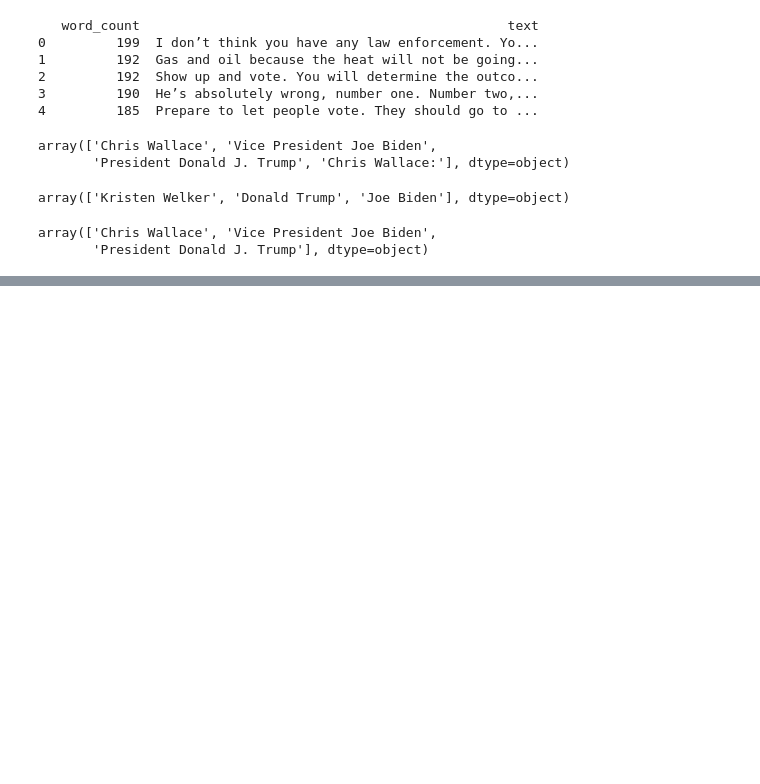
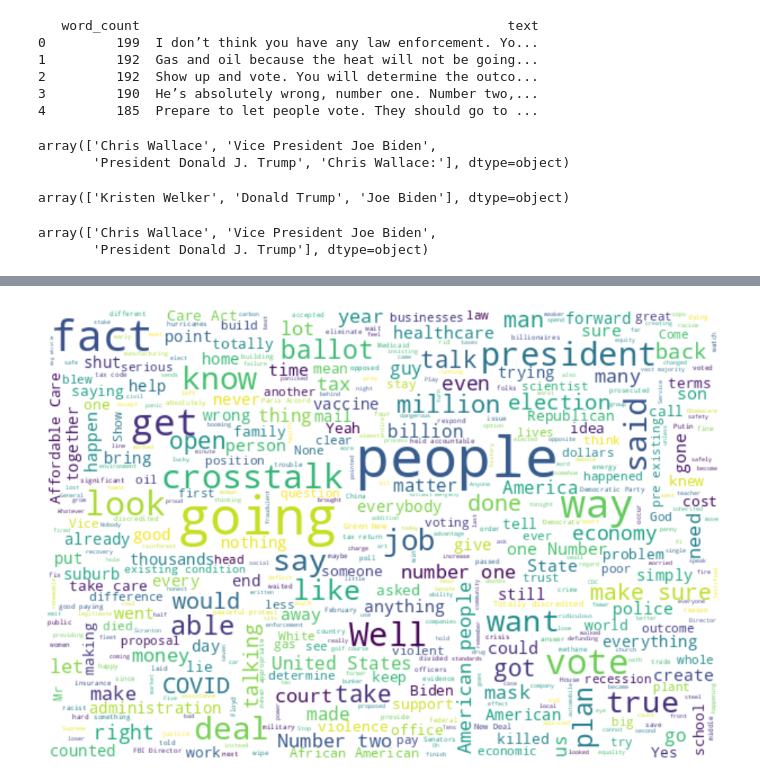
Before and after one commit to abhinowo/LP-DA, a Jupyter notebook: electionSeries/lp-3/USElectionDebates.ipynb, the cells around one changed output, grey strips where cells are left out. Drawn from its saved outputs; the diff is of its cells as text; code cells hidden in the pictures; blank space fills up the shorter version.

```diff
--- a/electionSeries/lp-3/USElectionDebates.ipynb
+++ b/electionSeries/lp-3/USElectionDebates.ipynb
@@ -215,0 +254,12 @@ df_DT = first_debate_df[first_debate_df.speaker=='President Donald J. Trump']
+# %%
+# wordlcloud for joe biden
+
+wordcloud = WordCloud(stopwords=stopwords, max_font_size=50, max_words=500,
+                        width = 600, height = 400,
+                        background_color="white").generate(text_JB)
+plt.figure(figsize=(12,8))
+plt.imshow(wordcloud, interpolation="bilinear")
+plt.axis("off")
+plt.show()
+# %% [output]
+[figure, added]
```
Also changed, not shown: parts of 13 cells of this notebook.
